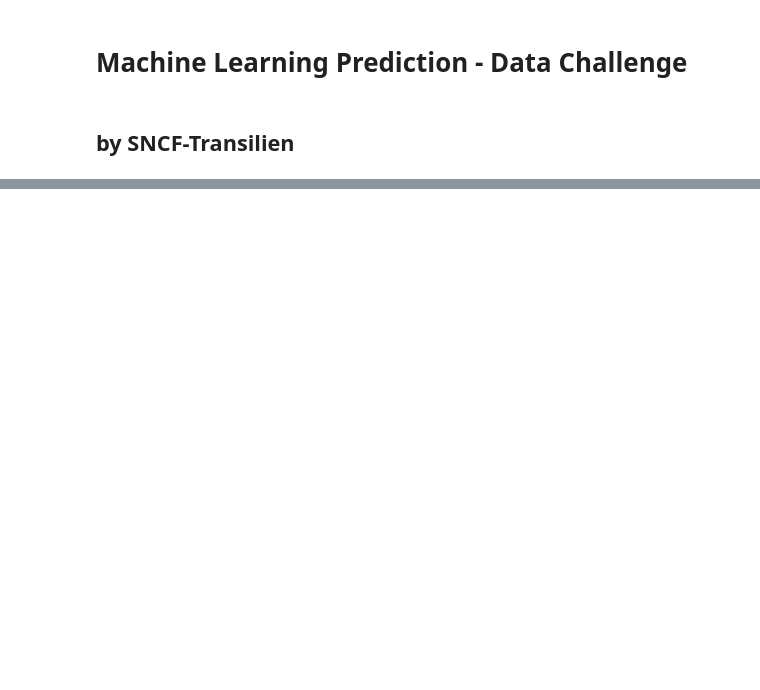
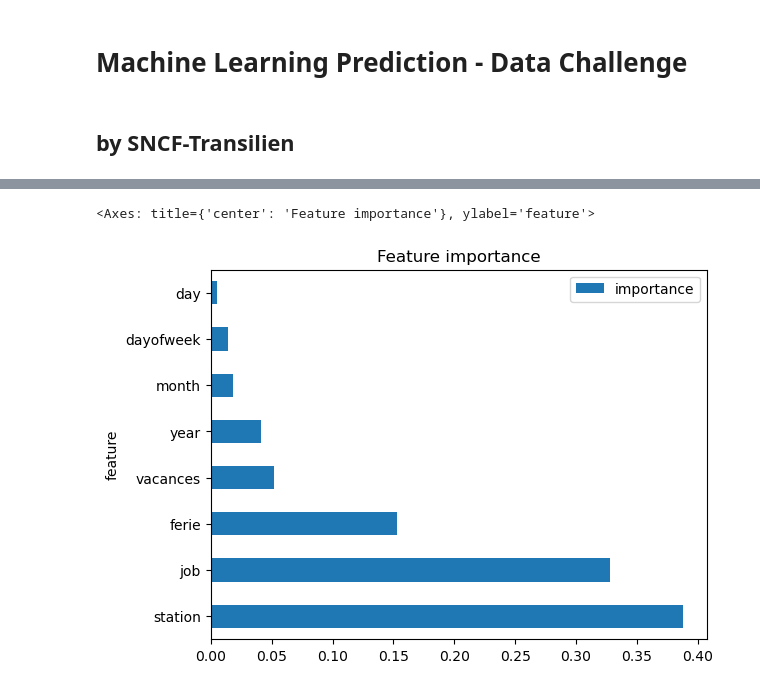
Before and after one commit to ML-SNCF-Transilien/Prediction_SNCF, a Jupyter notebook: ml_pred.ipynb, the cells around one changed output, grey strips where cells are left out. Cells and saved outputs as stored; diff of their text form; code cells hidden in the pictures; blank space fills up the shorter version.

```diff
--- a/ml_pred.ipynb
+++ b/ml_pred.ipynb
@@ -27,0 +77,26 @@ x
+# %%
+# Drop the 'date' column and convert 'station' to categorical
+X_train = X_train.drop(columns=['date'])
+X_train['station'] = X_train['station'].astype('category')
+
+# Apply the same preprocessing steps to X_test
+X_test = X_test.drop(columns=['date'])
+X_test['station'] = X_test['station'].astype('category')
+# %%
+reg = xgb.XGBRegressor(enable_categorical=True)
+
+param_grid = {
+    'learning_rate': [0.01, 0.1],
+    'n_estimators': [500, 1000],
+}
+
+grid_search = GridSearchCV(estimator=reg,
+                           param_grid=param_grid,
+                           scoring='neg_mean_squared_error',
+                           cv=3,
+                           verbose=1,
+                           n_jobs=-1,
+                           refit=True)
+
+grid_search.fit(X_train, y_train, eval_set=[(X_train, y_train)], verbose=True)
+print("Best params:", grid_search.best_params_)
@@ -27,0 +121,3 @@ x
+# %%
+best_model = grid_search.best_estimator_
+best_model.fit(X_train, y_train, eval_set=[(X_train, y_train)], verbose=True)
@@ -27,0 +157,7 @@ x
+# %%
+#feature importances
+fi = pd.DataFrame({'feature': X_train.columns, 'importance': best_model.feature_importances_}).sort_values('importance', ascending=False)
+fi.plot(kind='barh', x='feature', y='importance', title='Feature importance')
+# %% [output]
+<Axes: title={'center': 'Feature importance'}, ylabel='feature'>
+[figure, added]
```
Also changed, not shown: parts of 18 cells of this notebook, 1 other file.
